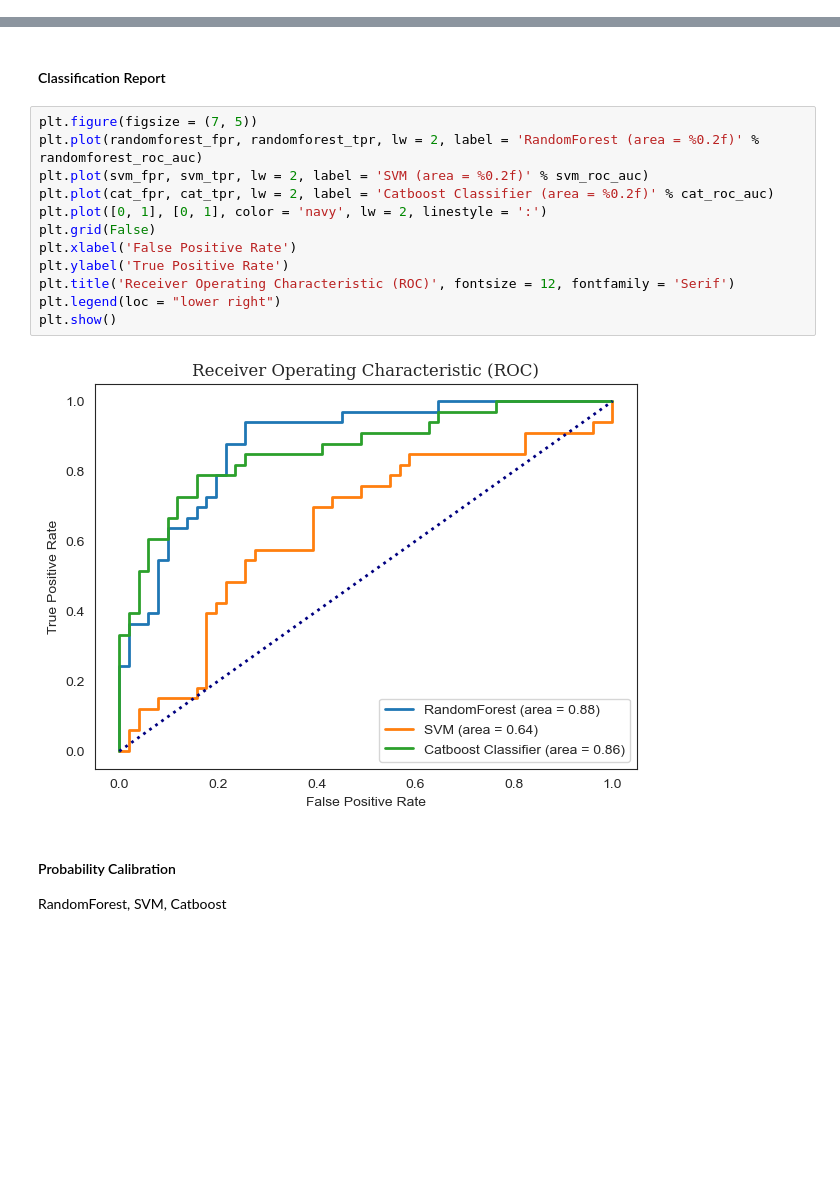
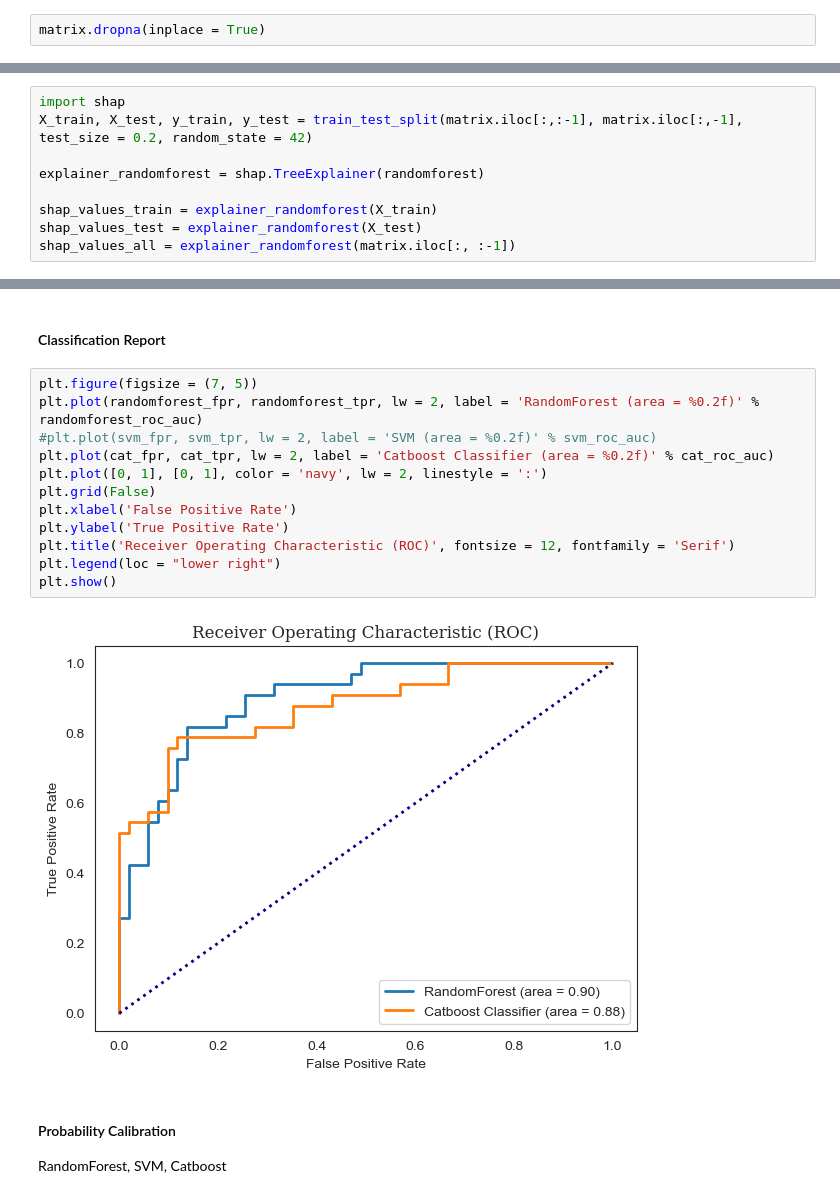
Before and after one commit to Tommylee1013/IndustrialMathematics, a Jupyter notebook: Projects/Modeling.ipynb, the cells around one changed output, grey strips where cells are left out. Saved outputs shown, nothing was run; the diff lists cells and outputs as text; blank space fills up the shorter version.

```diff
--- a/Projects/Modeling.ipynb
+++ b/Projects/Modeling.ipynb
@@ -37,3 +37,5 @@ myPairPlot(matrix.iloc[:,:-1])
+# %%
+matrix.dropna(inplace = True)
 # %% [markdown]
 #### MultiCollinearity Handling
 
@@ -229,0 +232,9 @@ plt.tight_layout()
+# %%
+import shap
+X_train, X_test, y_train, y_test = train_test_split(matrix.iloc[:,:-1], matrix.iloc[:,-1], test_size = 0.2, random_state = 42)
+
+explainer_randomforest = shap.TreeExplainer(randomforest)
+
+shap_values_train = explainer_randomforest(X_train)
+shap_values_test = explainer_randomforest(X_test)
+shap_values_all = explainer_randomforest(matrix.iloc[:, :-1])
@@ -336,17 +375,17 @@ plt.tight_layout()
 # %%
 plt.figure(figsize = (7, 5))
 plt.plot(randomforest_fpr, randomforest_tpr, lw = 2, label = 'RandomForest (area = %0.2f)' % randomforest_roc_auc)
-plt.plot(svm_fpr, svm_tpr, lw = 2, label = 'SVM (area = %0.2f)' % svm_roc_auc)
+#plt.plot(svm_fpr, svm_tpr, lw = 2, label = 'SVM (area = %0.2f)' % svm_roc_auc)
 plt.plot(cat_fpr, cat_tpr, lw = 2, label = 'Catboost Classifier (area = %0.2f)' % cat_roc_auc)
 plt.plot([0, 1], [0, 1], color = 'navy', lw = 2, linestyle = ':')
 plt.grid(False)
 plt.xlabel('False Positive Rate')
 plt.ylabel('True Positive Rate')
 plt.title('Receiver Operating Characteristic (ROC)', fontsize = 12, fontfamily = 'Serif')
 plt.legend(loc = "lower right")
 plt.show()
 # %% [output]
-[figure, old version]
+[figure, new version]
 # %% [markdown]
 #### Probability Calibration
 
```
Also changed, not shown: parts of 53 cells of this notebook, 14 other files.
